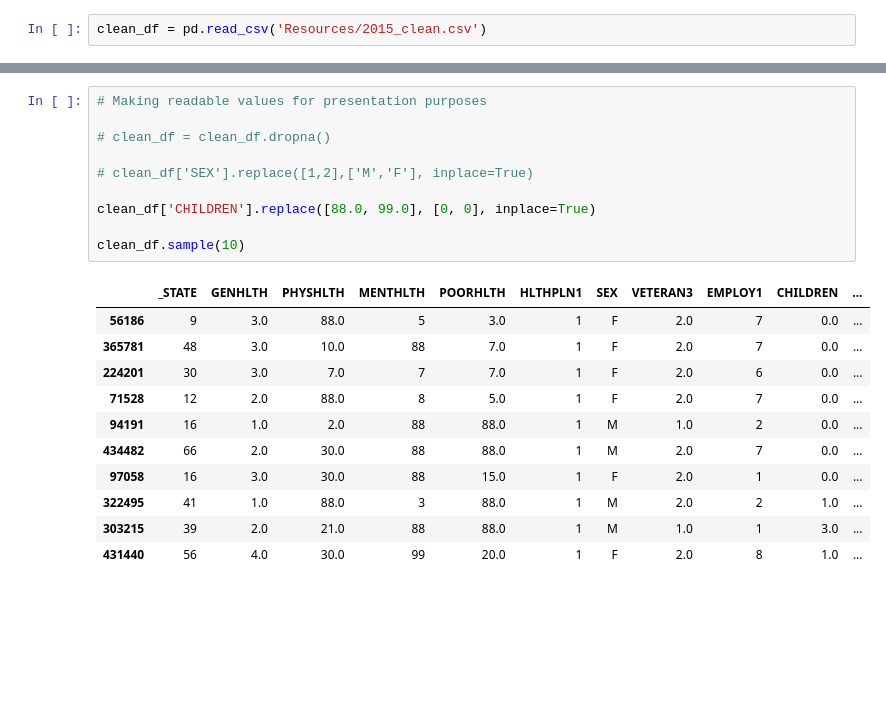
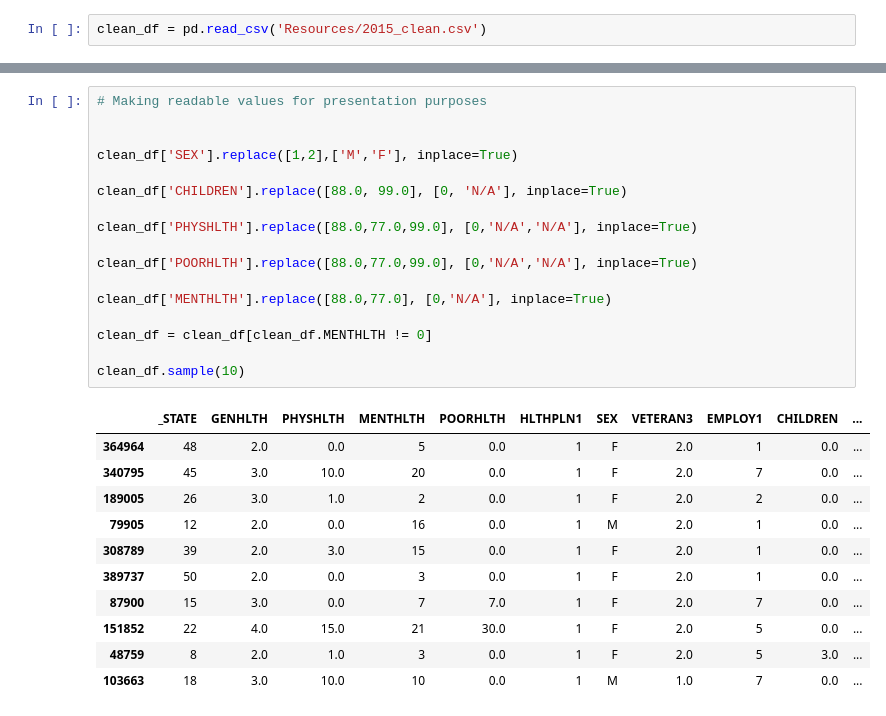
Before and after one commit to UC-Healthcare/Healthcare_Analysis, a Jupyter notebook: Analysis_visuals.ipynb, the cells around one changed output, grey strips where cells are left out. Drawn from its saved outputs; the diff is of its cells as text; blank space fills up the shorter version.

```diff
--- a/Analysis_visuals.ipynb
+++ b/Analysis_visuals.ipynb
@@ -44,22 +44,29 @@ clean_df.sample(10)
 # %%
 # Making readable values for presentation purposes
 
-# clean_df = clean_df.dropna()
 
-# clean_df['SEX'].replace([1,2],['M','F'], inplace=True)
+clean_df['SEX'].replace([1,2],['M','F'], inplace=True)
 
-clean_df['CHILDREN'].replace([88.0, 99.0], [0, 0], inplace=True)
+clean_df['CHILDREN'].replace([88.0, 99.0], [0, 'N/A'], inplace=True)
+
+clean_df['PHYSHLTH'].replace([88.0,77.0,99.0], [0,'N/A','N/A'], inplace=True)
+
+clean_df['POORHLTH'].replace([88.0,77.0,99.0], [0,'N/A','N/A'], inplace=True)
+
+clean_df['MENTHLTH'].replace([88.0,77.0], [0,'N/A'], inplace=True)
+
+clean_df = clean_df[clean_df.MENTHLTH != 0]
 
 clean_df.sample(10)
 # %% [output]
 |  | _STATE | GENHLTH | PHYSHLTH | MENTHLTH | POORHLTH | HLTHPLN1 | SEX | VETERAN3 | EMPLOY1 | CHILDREN | ... |
-| 56186 | 9 | 3.0 | 88.0 | 5 | 3.0 | 1 | F | 2.0 | 7 | 0.0 | ... |
-| 365781 | 48 | 3.0 | 10.0 | 88 | 7.0 | 1 | F | 2.0 | 7 | 0.0 | ... |
-| 224201 | 30 | 3.0 | 7.0 | 7 | 7.0 | 1 | F | 2.0 | 6 | 0.0 | ... |
-| 71528 | 12 | 2.0 | 88.0 | 8 | 5.0 | 1 | F | 2.0 | 7 | 0.0 | ... |
-| 94191 | 16 | 1.0 | 2.0 | 88 | 88.0 | 1 | M | 1.0 | 2 | 0.0 | ... |
-| 434482 | 66 | 2.0 | 30.0 | 88 | 88.0 | 1 | M | 2.0 | 7 | 0.0 | ... |
-| 97058 | 16 | 3.0 | 30.0 | 88 | 15.0 | 1 | F | 2.0 | 1 | 0.0 | ... |
-| 322495 | 41 | 1.0 | 88.0 | 3 | 88.0 | 1 | M | 2.0 | 2 | 1.0 | ... |
-| 303215 | 39 | 2.0 | 21.0 | 88 | 88.0 | 1 | M | 1.0 | 1 | 3.0 | ... |
-| 431440 | 56 | 4.0 | 30.0 | 99 | 20.0 | 1 | F | 2.0 | 8 | 1.0 | ... |
+| 364964 | 48 | 2.0 | 0.0 | 5 | 0.0 | 1 | F | 2.0 | 1 | 0.0 | ... |
+| 340795 | 45 | 3.0 | 10.0 | 20 | 0.0 | 1 | F | 2.0 | 7 | 0.0 | ... |
+| 189005 | 26 | 3.0 | 1.0 | 2 | 0.0 | 1 | F | 2.0 | 2 | 0.0 | ... |
+| 79905 | 12 | 2.0 | 0.0 | 16 | 0.0 | 1 | M | 2.0 | 1 | 0.0 | ... |
+| 308789 | 39 | 2.0 | 3.0 | 15 | 0.0 | 1 | F | 2.0 | 1 | 0.0 | ... |
+| 389737 | 50 | 2.0 | 0.0 | 3 | 0.0 | 1 | F | 2.0 | 1 | 0.0 | ... |
+| 87900 | 15 | 3.0 | 0.0 | 7 | 7.0 | 1 | F | 2.0 | 7 | 0.0 | ... |
+| 151852 | 22 | 4.0 | 15.0 | 21 | 30.0 | 1 | F | 2.0 | 5 | 0.0 | ... |
+| 48759 | 8 | 2.0 | 1.0 | 3 | 0.0 | 1 | F | 2.0 | 5 | 3.0 | ... |
+| 103663 | 18 | 3.0 | 10.0 | 10 | 0.0 | 1 | M | 1.0 | 7 | 0.0 | ... |
```
Also changed, not shown: parts of 10 cells of this notebook.
